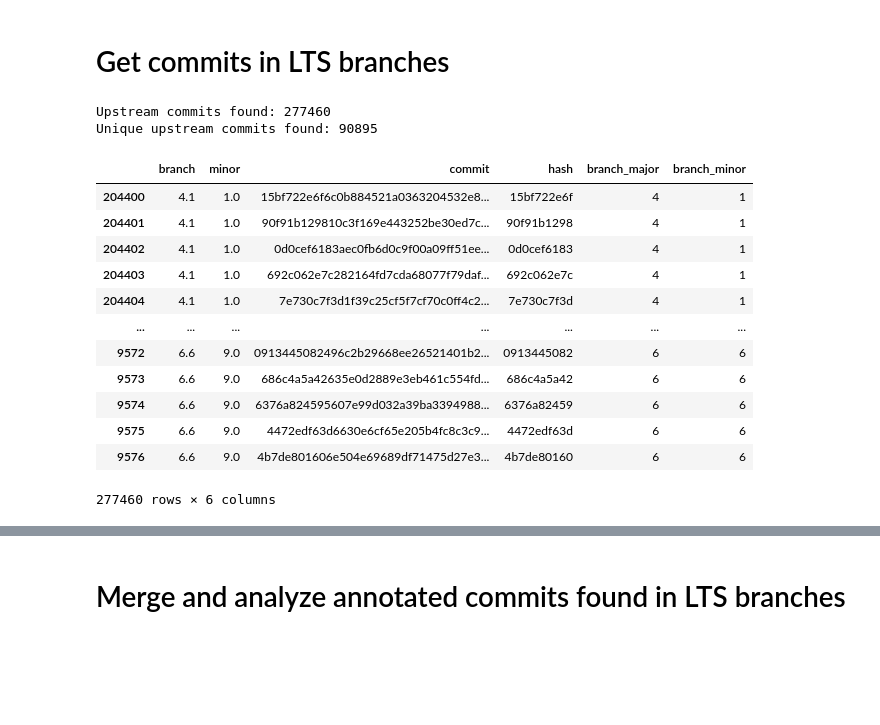
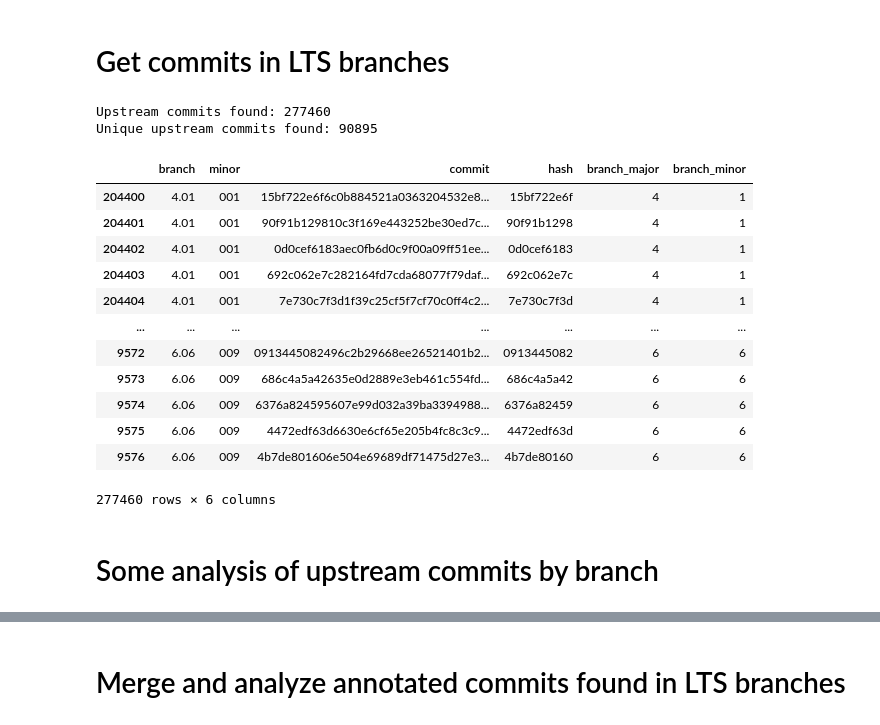
Before and after one commit to codeurjc/linux-bugs, a Jupyter notebook: lts-finder/Analysis.ipynb, the cells around one changed output, grey strips where cells are left out. Cells and saved outputs as stored; diff of their text form; code cells hidden in the pictures; blank space fills up the shorter version.

```diff
--- a/lts-finder/Analysis.ipynb
+++ b/lts-finder/Analysis.ipynb
@@ -57,26 +57,30 @@ Name: count, dtype: int64
 # %% [markdown]
 # Get commits in LTS branches
 # %%
-LTS_commits = pd.read_csv('upstream_commits.csv', converters={'branch': str})
+LTS_commits = pd.read_csv('upstream_commits.csv', converters={'branch': str, 'minor': str})
 LTS_commits['hash'] = LTS_commits['commit'].str[:10]
 LTS_commits[['branch_major', 'branch_minor']] = LTS_commits['branch'].str.split('.', expand=True)
+LTS_commits['branch'] = LTS_commits['branch_major'] + '.' + LTS_commits['branch_minor'].str.zfill(2)
+LTS_commits['minor'] = LTS_commits['minor'].str.zfill(3)
 LTS_commits.sort_values(['branch_major','branch_minor'], inplace=True)
 print(f"Upstream commits found: {len(LTS_commits)}")
 print(f"Unique upstream commits found: {len(LTS_commits['hash'].unique())}")
 LTS_commits
 # %% [output]
 Upstream commits found: 277460
 Unique upstream commits found: 90895
 |  | branch | minor | commit | hash | branch_major | branch_minor |
-| 204400 | 4.1 | 1.0 | 15bf722e6f6c0b884521a0363204532e8... | 15bf722e6f | 4 | 1 |
-| 204401 | 4.1 | 1.0 | 90f91b129810c3f169e443252be30ed7c... | 90f91b1298 | 4 | 1 |
-| 204402 | 4.1 | 1.0 | 0d0cef6183aec0fb6d0c9f00a09ff51ee... | 0d0cef6183 | 4 | 1 |
-| 204403 | 4.1 | 1.0 | 692c062e7c282164fd7cda68077f79daf... | 692c062e7c | 4 | 1 |
-| 204404 | 4.1 | 1.0 | 7e730c7f3d1f39c25cf5f7cf70c0ff4c2... | 7e730c7f3d | 4 | 1 |
+| 204400 | 4.01 | 001 | 15bf722e6f6c0b884521a0363204532e8... | 15bf722e6f | 4 | 1 |
+| 204401 | 4.01 | 001 | 90f91b129810c3f169e443252be30ed7c... | 90f91b1298 | 4 | 1 |
+| 204402 | 4.01 | 001 | 0d0cef6183aec0fb6d0c9f00a09ff51ee... | 0d0cef6183 | 4 | 1 |
+| 204403 | 4.01 | 001 | 692c062e7c282164fd7cda68077f79daf... | 692c062e7c | 4 | 1 |
+| 204404 | 4.01 | 001 | 7e730c7f3d1f39c25cf5f7cf70c0ff4c2... | 7e730c7f3d | 4 | 1 |
 | ... | ... | ... | ... | ... | ... | ... |
-| 9572 | 6.6 | 9.0 | 0913445082496c2b29668ee26521401b2... | 0913445082 | 6 | 6 |
-| 9573 | 6.6 | 9.0 | 686c4a5a42635e0d2889e3eb461c554fd... | 686c4a5a42 | 6 | 6 |
-| 9574 | 6.6 | 9.0 | 6376a824595607e99d032a39ba3394988... | 6376a82459 | 6 | 6 |
-| 9575 | 6.6 | 9.0 | 4472edf63d6630e6cf65e205b4fc8c3c9... | 4472edf63d | 6 | 6 |
-| 9576 | 6.6 | 9.0 | 4b7de801606e504e69689df71475d27e3... | 4b7de80160 | 6 | 6 |
+| 9572 | 6.06 | 009 | 0913445082496c2b29668ee26521401b2... | 0913445082 | 6 | 6 |
+| 9573 | 6.06 | 009 | 686c4a5a42635e0d2889e3eb461c554fd... | 686c4a5a42 | 6 | 6 |
+| 9574 | 6.06 | 009 | 6376a824595607e99d032a39ba3394988... | 6376a82459 | 6 | 6 |
+| 9575 | 6.06 | 009 | 4472edf63d6630e6cf65e205b4fc8c3c9... | 4472edf63d | 6 | 6 |
+| 9576 | 6.06 | 009 | 4b7de801606e504e69689df71475d27e3... | 4b7de80160 | 6 | 6 |
 277460 rows × 6 columns
+# %% [markdown]
+# Some analysis of upstream commits by branch
```
Also changed, not shown: parts of 7 cells of this notebook, 1 other file.
